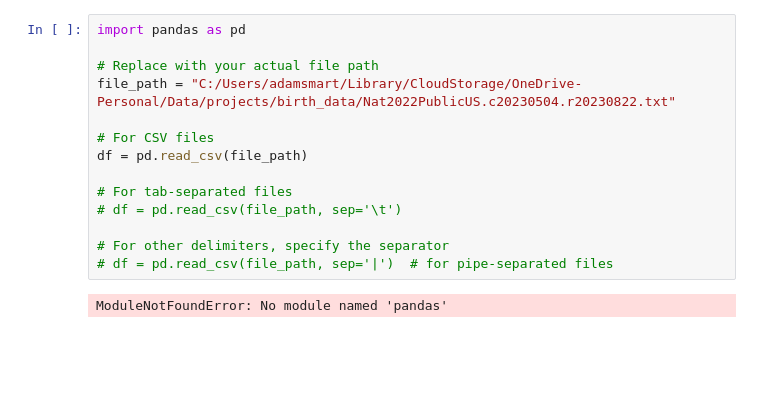
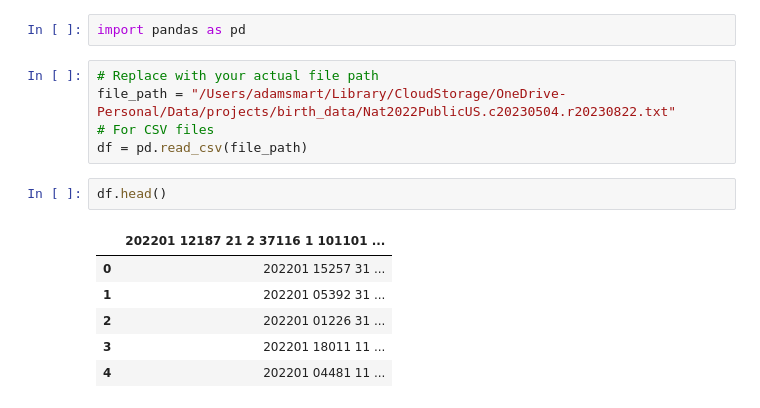
Before and after one commit to adamsmartinfo/The_Main_One, a Jupyter notebook: birth_data_project/birth_data_eda.ipynb, the cells around one changed output. Cells and saved outputs as stored; diff of their text form; blank space fills up the shorter version.

```diff
--- a/birth_data_project/birth_data_eda.ipynb
+++ b/birth_data_project/birth_data_eda.ipynb
@@ -1,16 +1,16 @@
+# %%
+import pandas as pd
 # %%
-import pandas as pd
-
 # Replace with your actual file path
-file_path = "C:/Users/adamsmart/Library/CloudStorage/OneDrive-Personal/Data/projects/birth_data/Nat2022PublicUS.c20230504.r20230822.txt"
-
+file_path = "/Users/adamsmart/Library/CloudStorage/OneDrive-Personal/Data/projects/birth_data/Nat2022PublicUS.c20230504.r20230822.txt"
 # For CSV files
 df = pd.read_csv(file_path)
-
-# For tab-separated files
-# df = pd.read_csv(file_path, sep='\t')
-
-# For other delimiters, specify the separator
-# df = pd.read_csv(file_path, sep='|')  # for pipe-separated files
-# %% [output]
-ModuleNotFoundError: No module named 'pandas'
+# %%
+df.head()
+# %% [output]
+|  | 202201 12187 21 2 37116 1 101101 ... |
+| 0 | 202201 15257 31 ... |
+| 1 | 202201 05392 31 ... |
+| 2 | 202201 01226 31 ... |
+| 3 | 202201 18011 11 ... |
+| 4 | 202201 04481 11 ... |
```
Also changed, not shown: parts of 5 cells of this notebook.
